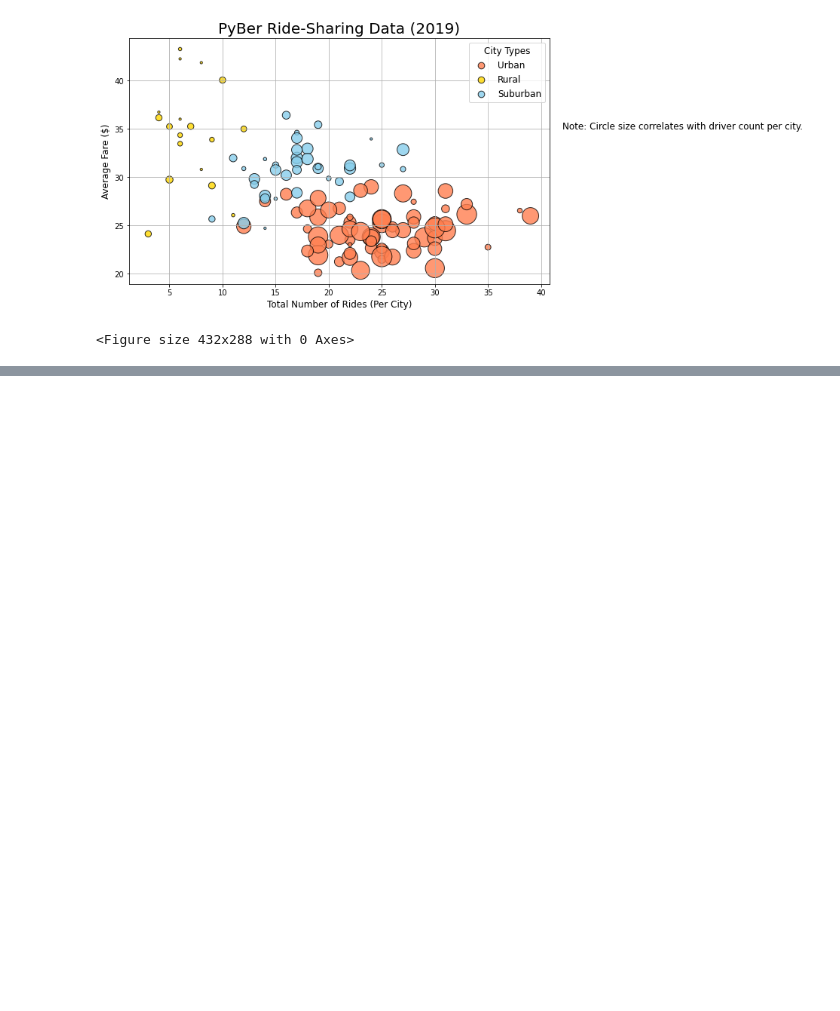
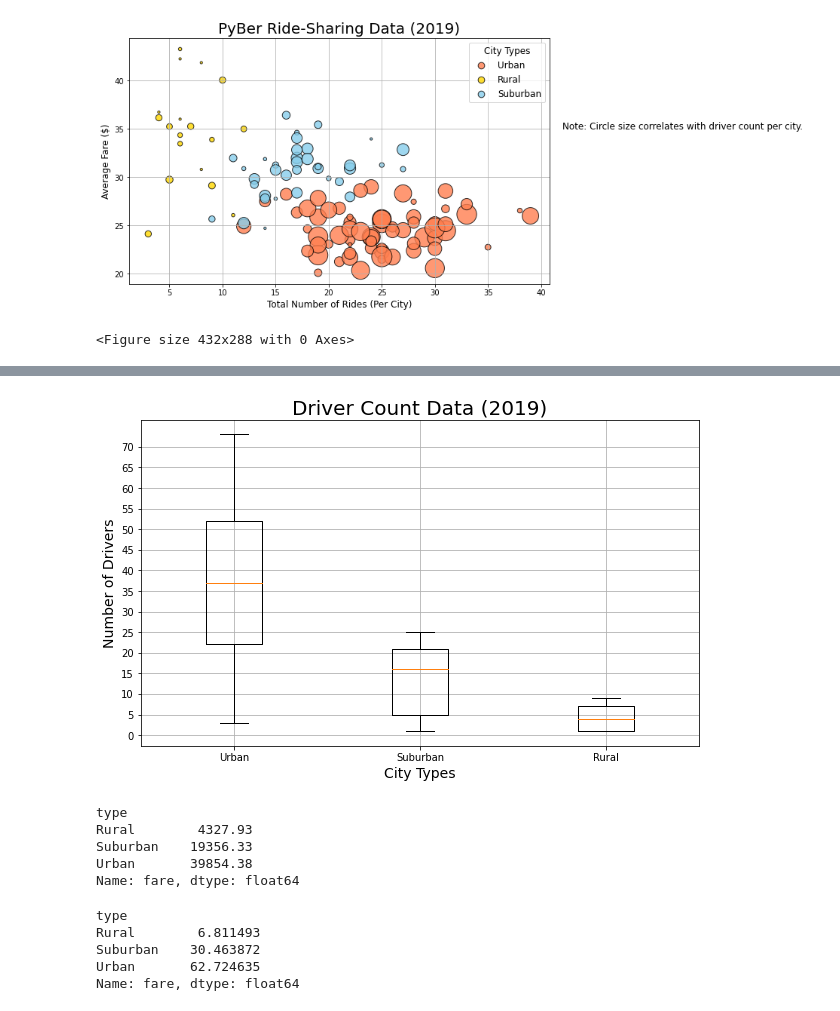
Before and after one commit to knittelc/PyBer_Analysis, a Jupyter notebook: PyBer_Analysis.ipynb, the cells around one changed output, grey strips where cells are left out. Cells and saved outputs as stored; diff of their text form; code cells hidden in the pictures; blank space fills up the shorter version.

```diff
--- a/PyBer_Analysis.ipynb
+++ b/PyBer_Analysis.ipynb
@@ -165,0 +323,5 @@ plt.savefig("Resources/Fig1.png")
+# %%
+# Get the driver count data from the urban cities.
+urban_drivers = urban_cities_df['driver_count']
+suburban_drivers = suburban_cities_df["driver_count"]
+rural_drivers = rural_cities_df["driver_count"]
@@ -165,0 +421,36 @@ plt.savefig("Resources/Fig1.png")
+# %%
+# Create a box-and-whisker plot for the driver count data.
+x_labels = ["Urban", "Suburban","Rural"]
+drivers_data = [urban_drivers, suburban_drivers, rural_drivers]
+fig, ax = plt.subplots(figsize=(10, 6))
+ax.set_title('Driver Count Data (2019)',fontsize=20)
+ax.set_ylabel('Number of Drivers',fontsize=14)
+ax.set_xlabel("City Types",fontsize=14)
+ax.boxplot(drivers_data, labels=x_labels)
+ax.set_yticks(np.arange(0, 75, step=5.0))
+ax.grid()
+# Save the figure.
+plt.savefig("Resources/Fig4.png")
+plt.show()
+# %% [output]
+[figure, added]
+# %%
+# Get the sum of fares for each city type.
+sum_fares_by_type = pyber_data_df.groupby(["type"]).sum()["fare"]
+#sum_fares_by_type
+# %% [output]
+type
+Rural        4327.93
+Suburban    19356.33
+Urban       39854.38
+Name: fare, dtype: float64
+# %%
+# Calculate the percentage of fare for each city type.
+type_percents = 100 * pyber_data_df.groupby(["type"]).sum()["fare"] / pyber_data_df["fare"].sum()
+type_percents
+# %% [output]
+type
+Rural        6.811493
+Suburban    30.463872
+Urban       62.724635
+Name: fare, dtype: float64
```
Also changed, not shown: parts of 30 cells of this notebook.
